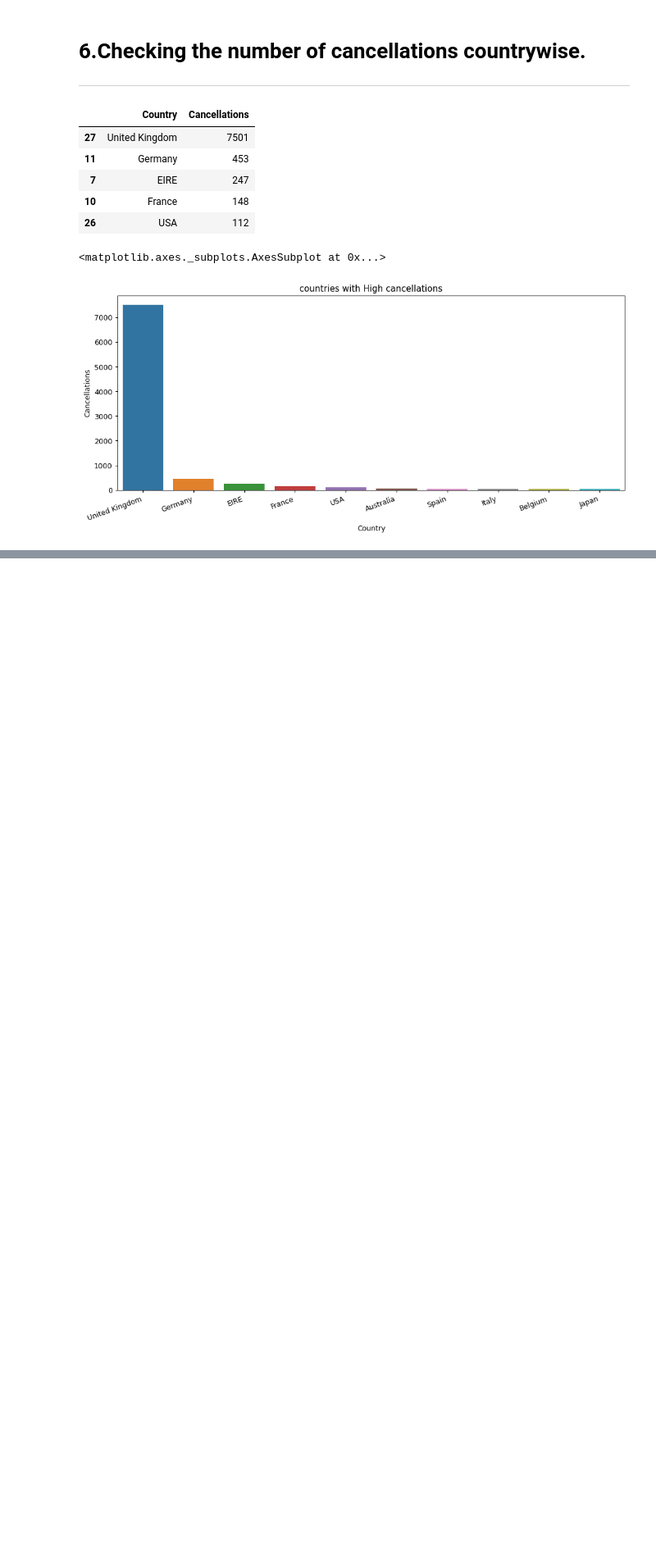
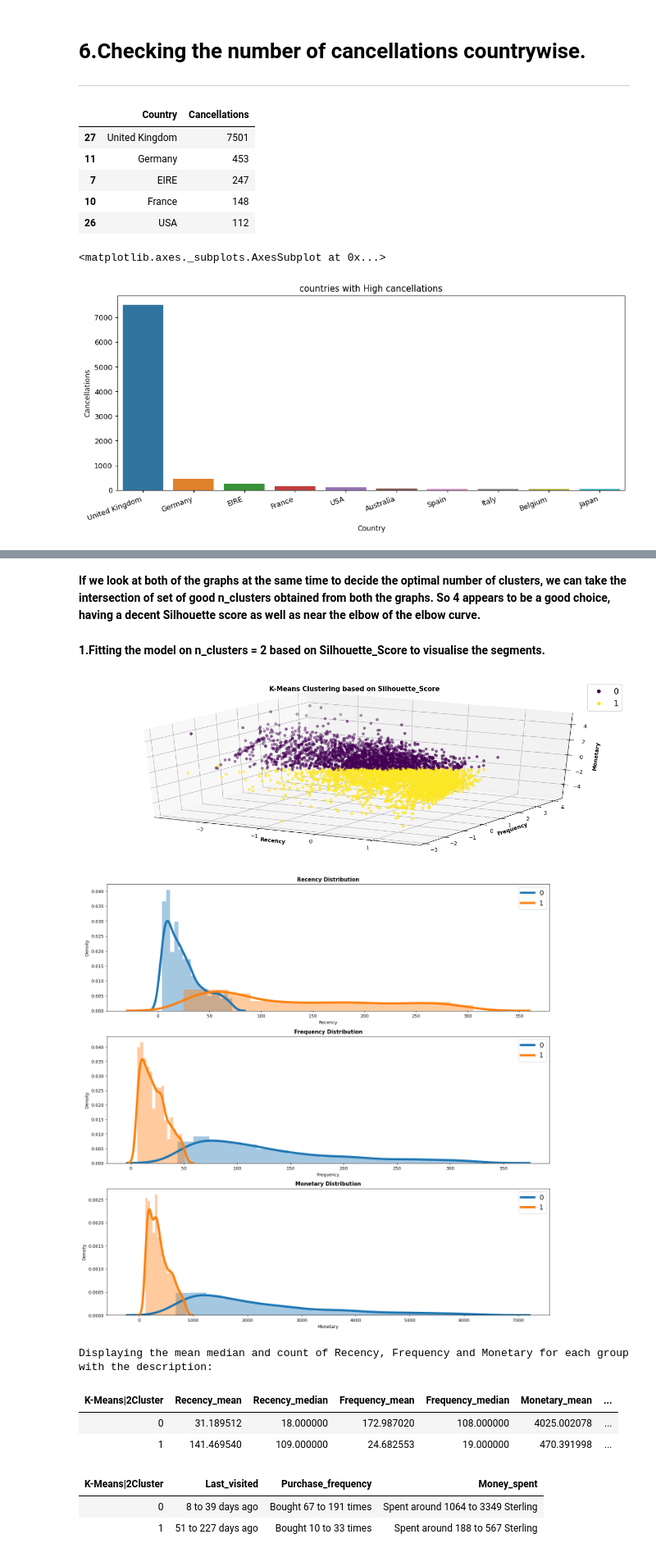
Before and after one commit to pratikghodke777/Online-Retail-Customer-Segmentation, a Jupyter notebook: Online_Retail_Customer_Segmentation_final_2_Capstone_Project.ipynb, the cells around one changed output, grey strips where cells are left out. Shown at 82% size. Drawn from its saved outputs; the diff is of its cells as text; code cells hidden in the pictures; blank space fills up the shorter version.

```diff
--- a/Online_Retail_Customer_Segmentation_final_2_Capstone_Project.ipynb
+++ b/Online_Retail_Customer_Segmentation_final_2_Capstone_Project.ipynb
@@ -432,0 +714,25 @@ sns.barplot(data=country_cancellations.head(10),x="Country",y="Cancellations")
+# %% [markdown]
+**If we look at both of the graphs at the same time to decide the optimal number of clusters, we can take the intersection of set of good n_clusters obtained from both the graphs. So 4 appears to be a good choice, having a decent Silhouette score as well as near the elbow of the elbow curve.**
+# %% [markdown]
+**1.Fitting the model on n_clusters = 2 based on Silhouette_Score to visualise the segments.**
+# %%
+# Fitting the model on n_clusters = 2 based on Silhouette_Score to visualise the segments.
+kmc = KMeans(n_clusters=2,init="k-means++")             # Setting 2 Clusters
+y = kmc.fit_predict(X)                                  # FItting the model
+centers = kmc.cluster_centers_                          # Storing the centriods
+
+# Plotting Clusters for Visualization
+title = 'K-Means Clustering based on Silhouette_Score'  # Setting the title
+segment_name = 'K-Means|2Cluster'
+overlap_supress = 0.1
+conclusion[segment_name] = plots_stats_summary(y, segment_name, title, overlap_supress)
+# %% [output]
+[figure, added]
+[figure, added]
+Displaying the mean median and count of Recency, Frequency and Monetary for each group with the description:
+| K-Means|2Cluster | Recency_mean | Recency_median | Frequency_mean | Frequency_median | Monetary_mean | ... |
+| 0 | 31.189512 | 18.000000 | 172.987020 | 108.000000 | 4025.002078 | ... |
+| 1 | 141.469540 | 109.000000 | 24.682553 | 19.000000 | 470.391998 | ... |
+| K-Means|2Cluster | Last_visited | Purchase_frequency | Money_spent |
+| 0 | 8 to 39 days ago | Bought 67 to 191 times | Spent around 1064 to 3349 Sterling |
+| 1 | 51 to 227 days ago | Bought 10 to 33 times | Spent around 188 to 567 Sterling |
```
Also changed, not shown: parts of 16 cells of this notebook.
